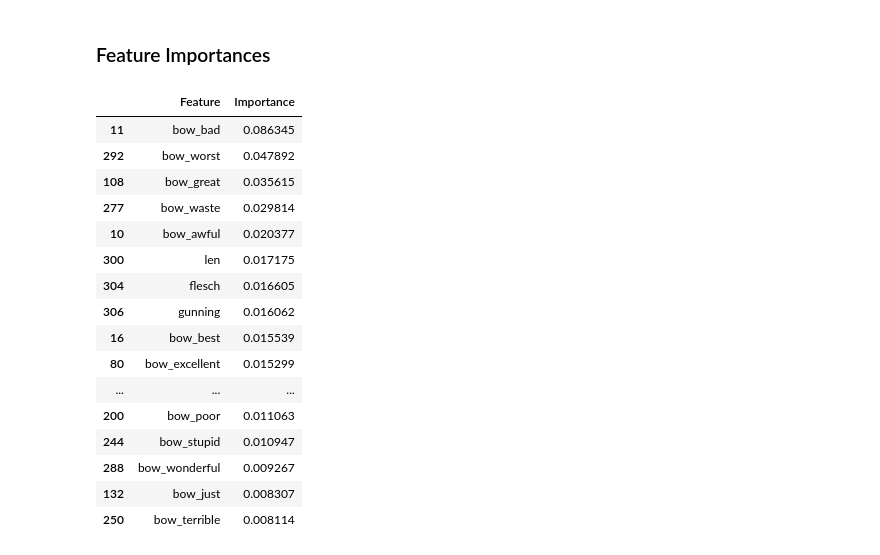
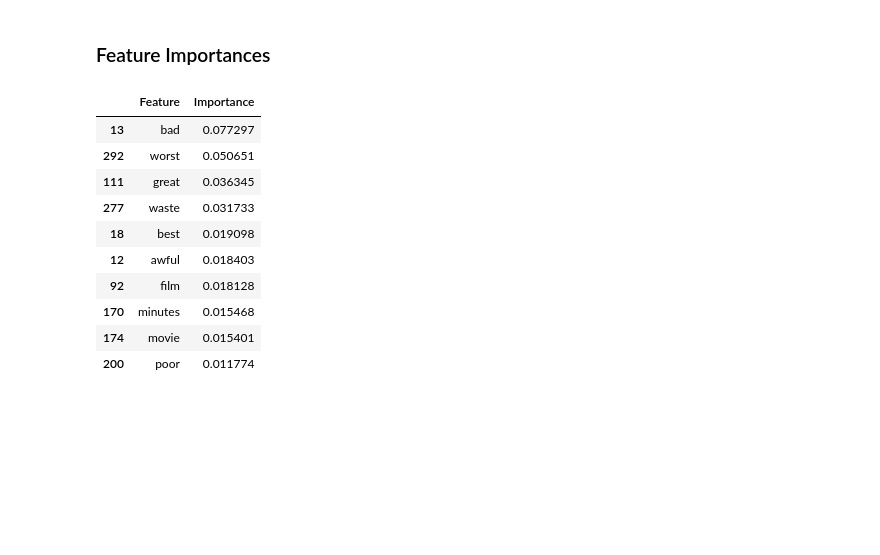
Before and after one commit to stepthom/NLP_course, a Jupyter notebook: document_classification/imdb_classification_simple.ipynb, the cells around one changed output. Cells and saved outputs as stored; diff of their text form; code cells hidden in the pictures; blank space fills up the shorter version.

```diff
--- a/document_classification/imdb_classification_simple.ipynb
+++ b/document_classification/imdb_classification_simple.ipynb
@@ -40,0 +13,3 @@ df = df.sample(frac=0.50)
+# %%
+df = pd.read_csv("https://raw.githubusercontent.com/stepthom/NLP_course/main/data/imdb.small.csv")
+df.info()
@@ -89,0 +52,12 @@ pipe = Pipeline([('features', union),  ('clf', DecisionTreeClassifier(random_sta
+# %%
+from sklearn.feature_extraction.text import CountVectorizer
+
+# Build a simple Bag of Words representation using CountVectorizer
+
+vectorizer = CountVectorizer(min_df=.01,
+                             max_df=.8,
+                             ngram_range=[1,3],
+                             max_features=300,
+                             stop_words='english')
+
+vectorizer.fit(X_train)
@@ -90,4 +71,2 @@ pipe = Pipeline([('features', union),  ('clf', DecisionTreeClassifier(random_sta
 # %% [markdown]
 # Modeling Fitting
-# %%
-pipe.fit(X_train, y_train)
@@ -112,0 +73,9 @@ feature_names = bow_names + ['len', 'syll', 'lex', 'sent', 'flesch', 'kincaid',
+# %%
+from sklearn.tree import DecisionTreeClassifier
+
+# Get features from training data
+X_train_features = vectorizer.transform(X_train)
+
+# Train a simple classifier
+clf = DecisionTreeClassifier(random_state=223)
+clf.fit(X_train_features, y_train)
@@ -136,27 +117,22 @@ clf_obj = pipe.named_steps['clf']
 # %% [markdown]
 ### Feature Importances
 # %%
-imp = pd.DataFrame({'Feature': feature_names, 'Importance': clf_obj.feature_importances_})
+feature_names = vectorizer.get_feature_names()
+imp = pd.DataFrame({'Feature': feature_names, 'Importance': clf.feature_importances_})
 imp = imp.sort_values('Importance', ascending=False)
-imp.head(20)
+imp.head(10)
 # %% [output]
 |  | Feature | Importance |
-| 11 | bow_bad | 0.086345 |
-| 292 | bow_worst | 0.047892 |
-| 108 | bow_great | 0.035615 |
-| 277 | bow_waste | 0.029814 |
-| 10 | bow_awful | 0.020377 |
-| 300 | len | 0.017175 |
-| 304 | flesch | 0.016605 |
-| 306 | gunning | 0.016062 |
-| 16 | bow_best | 0.015539 |
-| 80 | bow_excellent | 0.015299 |
-| ... | ... | ... |
-| 200 | bow_poor | 0.011063 |
-| 244 | bow_stupid | 0.010947 |
-| 288 | bow_wonderful | 0.009267 |
-| 132 | bow_just | 0.008307 |
-| 250 | bow_terrible | 0.008114 |
+| 13 | bad | 0.077297 |
+| 292 | worst | 0.050651 |
+| 111 | great | 0.036345 |
+| 277 | waste | 0.031733 |
+| 18 | best | 0.019098 |
+| 12 | awful | 0.018403 |
+| 92 | film | 0.018128 |
+| 170 | minutes | 0.015468 |
+| 174 | movie | 0.015401 |
+| 200 | poor | 0.011774 |
 # %%
 # Needs sklearn 0.21 or higher
 from sklearn.tree import plot_tree
```
Also changed, not shown: parts of 29 cells of this notebook.
